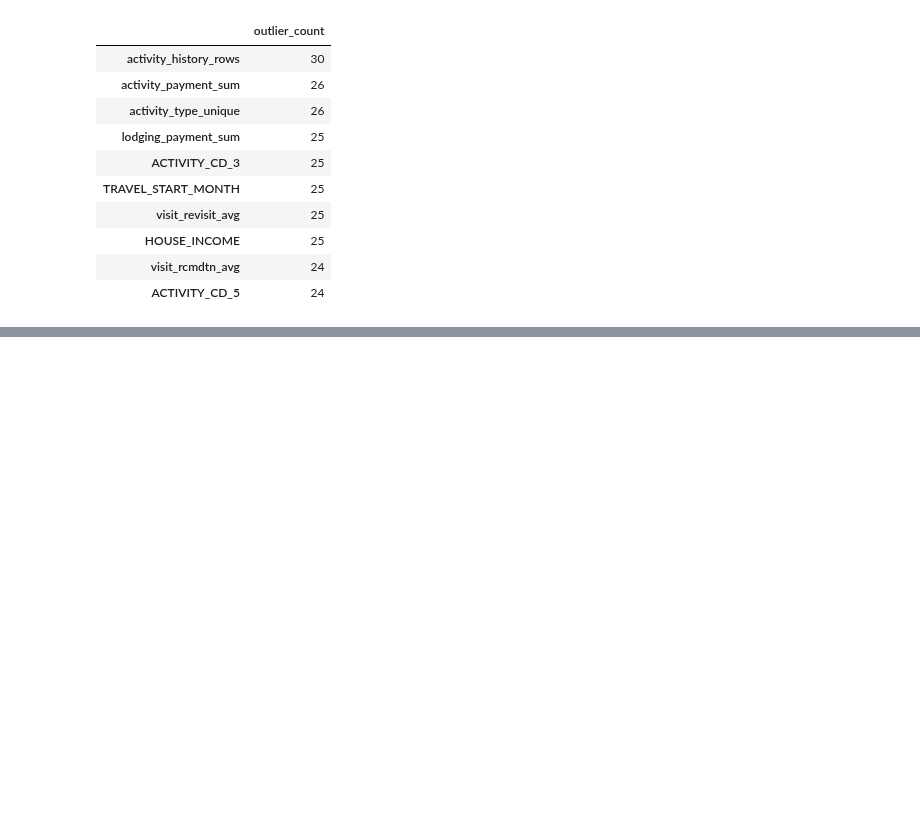
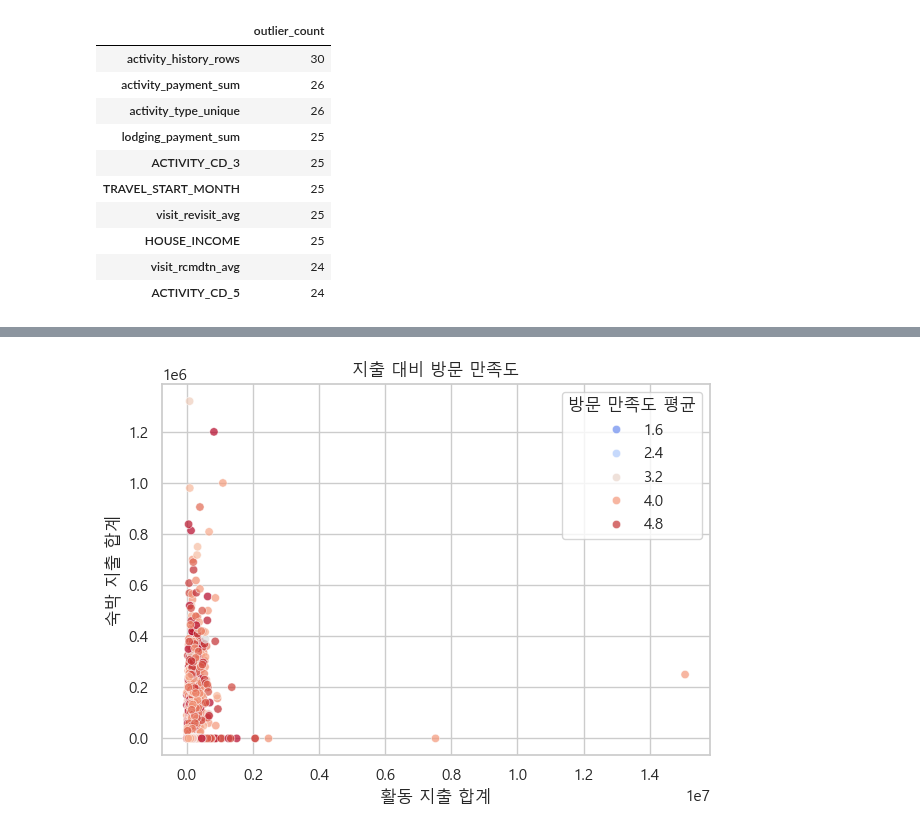
Before and after one commit to SKNetworks-AI19-250818/SKN19-mini-1Team, a Jupyter notebook: preprocessing/notebook/00_TABLE_CREATE.ipynb, the cells around one changed output, grey strips where cells are left out. Saved outputs shown, nothing was run; the diff lists cells and outputs as text; code cells hidden in the pictures; blank space fills up the shorter version.

```diff
--- a/preprocessing/notebook/00_TABLE_CREATE.ipynb
+++ b/preprocessing/notebook/00_TABLE_CREATE.ipynb
@@ -248,0 +347,23 @@ if 'visit_dgstfn_avg' in prepared_df.columns:
+# %%
+# 활동/숙박 지출과 만족도 관계 보기
+scatter_cols = ['활동지출합계', '숙박지출합계', '방문만족도평균']
+scatter_df = viz_df[scatter_cols].dropna()
+
+if not scatter_df.empty:
+    ax = sns.scatterplot(
+        data=scatter_df,
+        x='활동지출합계',
+        y='숙박지출합계',
+        hue='방문만족도평균',
+        palette='coolwarm',
+        alpha=0.7,
+    )
+    ax.set_title('지출 대비 방문 만족도')
+    ax.set_xlabel('활동 지출 합계')
+    ax.set_ylabel('숙박 지출 합계')
+    ax.legend(title='방문 만족도 평균', loc='upper right', frameon=True)
+    ax.figure.tight_layout()
+else:
+    print('지출과 만족도를 비교할 데이터가 부족합니다.')
+# %% [output]
+[figure, added]
```
Also changed, not shown: parts of 13 cells of this notebook.
